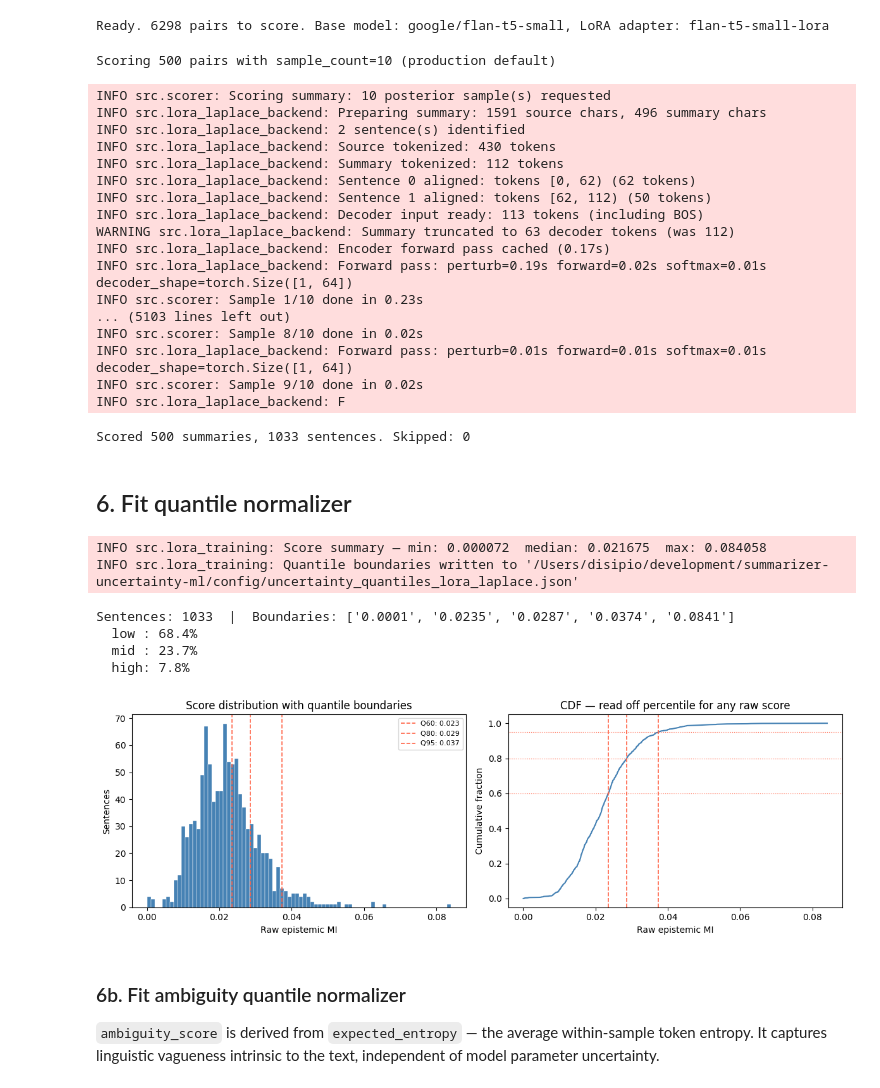
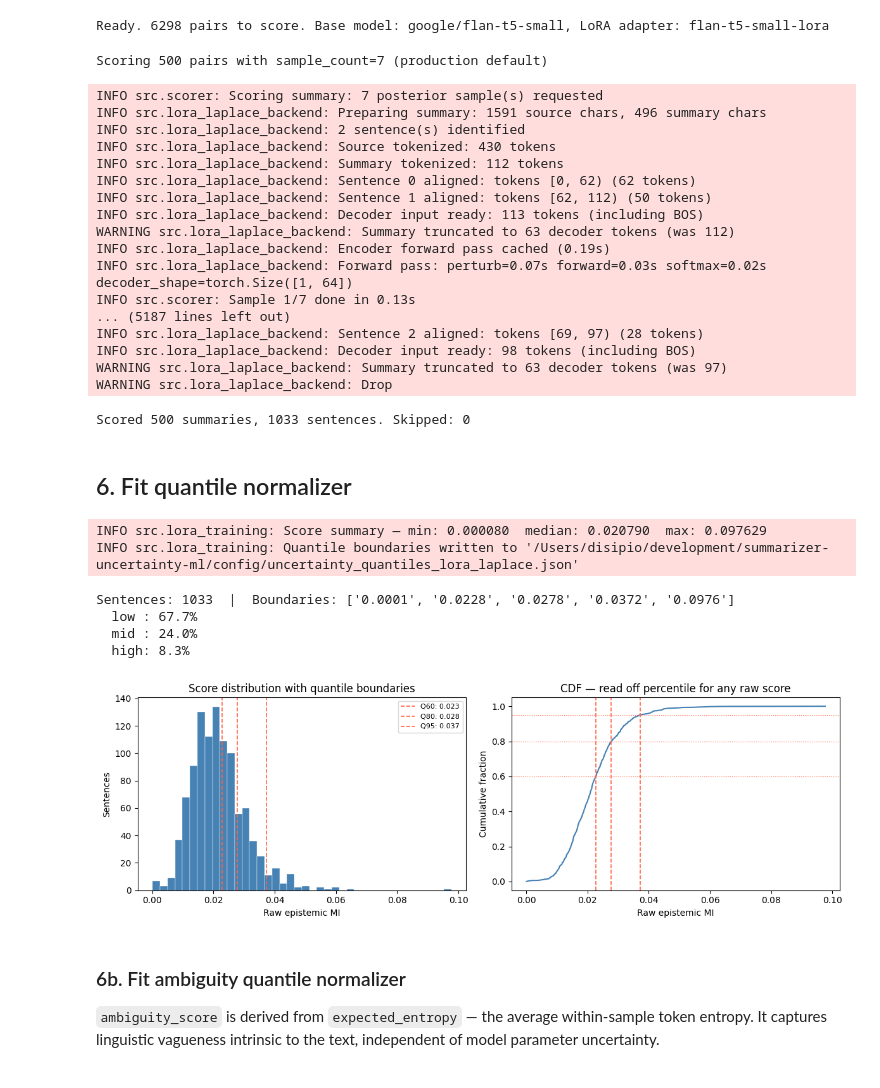
Before and after one commit to rdisipio/summarizer-uncertainty-ml, a Jupyter notebook: notebooks/02_lora_laplace_training.ipynb, the cells around one changed output. Saved outputs shown, nothing was run; the diff lists cells and outputs as text; code cells hidden in the pictures.

```diff
--- a/notebooks/02_lora_laplace_training.ipynb
+++ b/notebooks/02_lora_laplace_training.ipynb
@@ -65,7 +65,7 @@ BF16          = True   # set False if bf16 is not supported on your device
 CALIBRATION_SPLIT    = 0.3
 PRIOR_PRECISION      = 1e-9   # must be << median Fisher (~2.4e-6); at 0.01 the prior dominated 1000x
 TARGET_STD           = 0.2 # 0.05
-SAMPLE_COUNT         = 10      # must match the production API default (ScoreRequest.sample_count)
+SAMPLE_COUNT         = 7      # must match the production API default (ScoreRequest.sample_count)
 ENCODER_PAD_LENGTH   = 256    # default 512; reduce to cut forward-pass time
 DECODER_PAD_LENGTH   = 64     # default 256; reduce to cut forward-pass time
 SCORING_PAIRS_LIMIT  = 500  # set to None to use all pairs (much slower)
@@ -391,8 +387,8 @@ for source, summary in tqdm(scoring_pairs, desc="Scoring"):
 
 print(f"Scored {len(scoring_pairs) - skipped} summaries, {len(all_sentence_scores)} sentences. Skipped: {skipped}")
 # %% [output]
-Scoring 500 pairs with sample_count=10 (production default)
+Scoring 500 pairs with sample_count=7 (production default)
-INFO src.scorer: Scoring summary: 10 posterior sample(s) requested
+INFO src.scorer: Scoring summary: 7 posterior sample(s) requested
 INFO src.lora_laplace_backend: Preparing summary: 1591 source chars, 496 summary chars
 INFO src.lora_laplace_backend: 2 sentence(s) identified
 INFO src.lora_laplace_backend: Source tokenized: 430 tokens
@@ -401,14 +397,14 @@ INFO src.lora_laplace_backend: Sentence 0 aligned: tokens [0, 62) (62 tokens)
 INFO src.lora_laplace_backend: Sentence 1 aligned: tokens [62, 112) (50 tokens)
 INFO src.lora_laplace_backend: Decoder input ready: 113 tokens (including BOS)
 WARNING src.lora_laplace_backend: Summary truncated to 63 decoder tokens (was 112)
-INFO src.lora_laplace_backend: Encoder forward pass cached (0.17s)
-INFO src.lora_laplace_backend: Forward pass: perturb=0.19s forward=0.02s softmax=0.01s decoder_shape=torch.Size([1, 64])
-INFO src.scorer: Sample 1/10 done in 0.23s
-... (5103 lines left out)
-INFO src.scorer: Sample 8/10 done in 0.02s
-INFO src.lora_laplace_backend: Forward pass: perturb=0.01s forward=0.01s softmax=0.01s decoder_shape=torch.Size([1, 64])
-INFO src.scorer: Sample 9/10 done in 0.02s
-INFO src.lora_laplace_backend: F
+INFO src.lora_laplace_backend: Encoder forward pass cached (0.19s)
+INFO src.lora_laplace_backend: Forward pass: perturb=0.07s forward=0.03s softmax=0.02s decoder_shape=torch.Size([1, 64])
+INFO src.scorer: Sample 1/7 done in 0.13s
+... (5187 lines left out)
+INFO src.lora_laplace_backend: Sentence 2 aligned: tokens [69, 97) (28 tokens)
+INFO src.lora_laplace_backend: Decoder input ready: 98 tokens (including BOS)
+WARNING src.lora_laplace_backend: Summary truncated to 63 decoder tokens (was 97)
+WARNING src.lora_laplace_backend: Drop
 Scored 500 summaries, 1033 sentences. Skipped: 0
 # %% [markdown]
 ## 6. Fit quantile normalizer
@@ -431,40 +427,40 @@ print(f"Sentences: {n}  |  Boundaries: {[f'{b:.4f}' for b in uncertainty_boundar
 from src.normalization import QuantileNormalizer
 _norm = QuantileNormalizer(boundaries=tuple(uncertainty_boundaries))
 bands = [_norm.band(s) for s in scores]
 for label in ("low", "mid", "high"):
     frac = bands.count(label) / len(bands)
     print(f"  {label:4s}: {frac:.1%}")
 
 # ── Distribution plot ─────────────────────────────────────────────────────────
 fig, axes = plt.subplots(1, 2, figsize=(12, 4))
 
-axes[0].hist(scores, bins=80, color="steelblue", edgecolor="white", linewidth=0.3)
+axes[0].hist(scores, bins=40, color="steelblue", edgecolor="white", linewidth=0.3)
 for pct, b in zip(inner_pcts, uncertainty_boundaries[1:-1]):
     axes[0].axvline(b, color="tomato", linestyle="--", linewidth=1.2, label=f"Q{pct}: {b:.3f}")
 axes[0].set_xlabel("Raw epistemic MI")
 axes[0].set_ylabel("Sentences")
 axes[0].set_title("Score distribution with quantile boundaries")
 axes[0].legend(fontsize=8)
 
 cdf_y = [i / (n - 1) for i in range(n)]
 axes[1].plot(scores, cdf_y, color="steelblue", linewidth=1.5)
 for pct, b in zip(inner_pcts, uncertainty_boundaries[1:-1]):
     axes[1].axvline(b, color="tomato", linestyle="--", linewidth=1.2)
     axes[1].axhline(pct / 100, color="tomato", linestyle=":", linewidth=0.8)
 axes[1].set_xlabel("Raw epistemic MI")
 axes[1].set_ylabel("Cumulative fraction")
 axes[1].set_title("CDF — read off percentile for any raw score")
 
 plt.tight_layout()
 plt.show()
 # %% [output]
-INFO src.lora_training: Score summary — min: 0.000072  median: 0.021675  max: 0.084058
+INFO src.lora_training: Score summary — min: 0.000080  median: 0.020790  max: 0.097629
 INFO src.lora_training: Quantile boundaries written to '/Users/disipio/development/summarizer-uncertainty-ml/config/uncertainty_quantiles_lora_laplace.json'
-Sentences: 1033  |  Boundaries: ['0.0001', '0.0235', '0.0287', '0.0374', '0.0841']
-  low : 68.4%
-  mid : 23.7%
-  high: 7.8%
+Sentences: 1033  |  Boundaries: ['0.0001', '0.0228', '0.0278', '0.0372', '0.0976']
+  low : 67.7%
+  mid : 24.0%
+  high: 8.3%
-[figure, old version]
+[figure, new version]
 # %% [markdown]
 ### 6b. Fit ambiguity quantile normalizer
 
```
Also changed, not shown: parts of 4 cells of this notebook, 6 other files.
